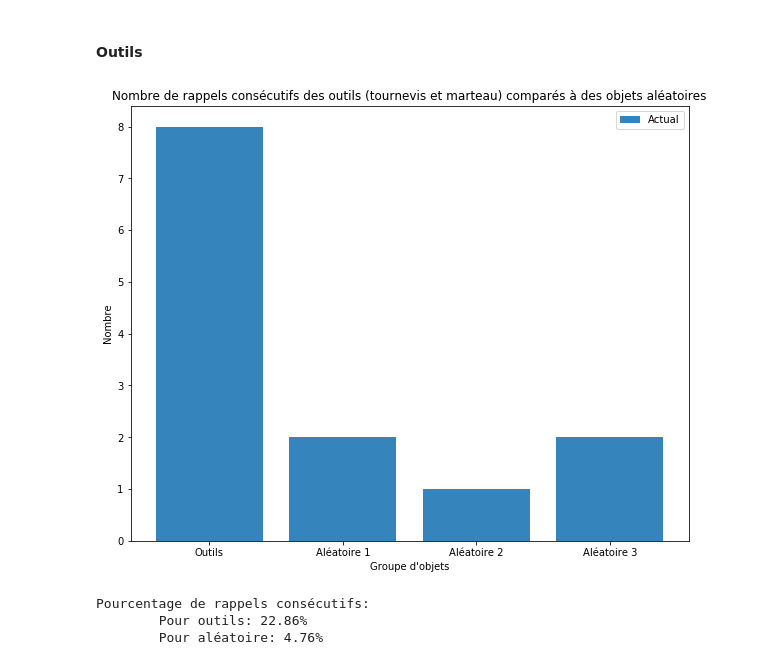
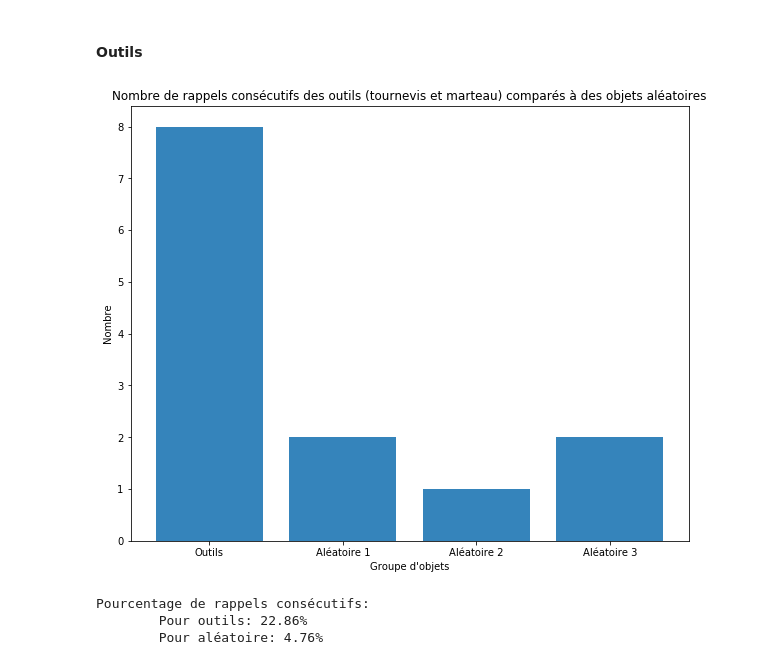
Before and after one commit to Gorzen/SHS-Project, a Jupyter notebook: Analyse.ipynb, the cells around one changed output. Saved outputs shown, nothing was run; the diff lists cells and outputs as text; code cells hidden in the pictures.

Commit message:
Fix plot

```diff
--- a/Analyse.ipynb
+++ b/Analyse.ipynb
@@ -363,36 +363,35 @@ tournevis = first_recall['Tournevis'].fillna(-100).astype(int)
 marteau = first_recall['Marteau'].fillna(-100).astype(int)
 distances = tournevis - marteau
 counts = (np.abs(distances) == 1).sum()
 percent = counts / size
 
 x = ["Outils"]
 heights = [counts]
 
 for i in range(3):
     cluster = np.random.choice(items, size=len(cluster_outils), replace=False)
     first_recall = results.loc[1:, results.columns[2::3]].T
     first_recall.columns = results.loc[1:, results.columns[0]]
     first_recall = first_recall.loc[:, cluster]
 
     objet0 = first_recall[cluster[0]].fillna(-100).astype(int)
     objet1 = first_recall[cluster[1]].fillna(-100).astype(int)
     distances = objet0 - objet1
     counts = (np.abs(distances) == 1).sum()
 
     x.append(f"Aléatoire {i+1}")
     heights.append(counts)
 
 plt.figure(figsize=(10,8))
-plt.bar(x, heights, label='Actual', alpha=0.9)
+plt.bar(x, heights, alpha=0.9)
 plt.xticks(x)
-plt.legend()
 plt.title("Nombre de rappels consécutifs des outils (tournevis et marteau) comparés à des objets aléatoires")
 plt.xlabel("Groupe d'objets")
 plt.ylabel("Nombre")
 plt.show()
 print(f"Pourcentage de rappels consécutifs:\n\tPour outils: {percent*100:.2f}%\n\tPour aléatoire: {np.mean(heights[1:])/size*100:.2f}%")
 # %% [output]
-[figure, old version]
+[figure, new version]
 Pourcentage de rappels consécutifs:
         Pour outils: 22.86%
         Pour aléatoire: 4.76%
```
